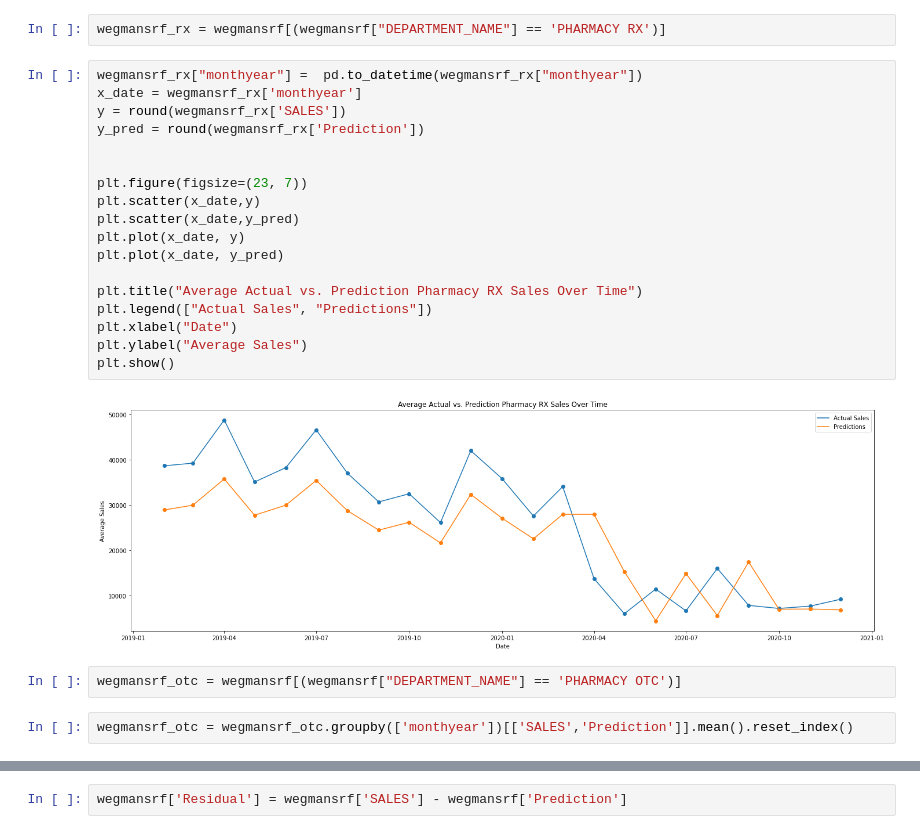
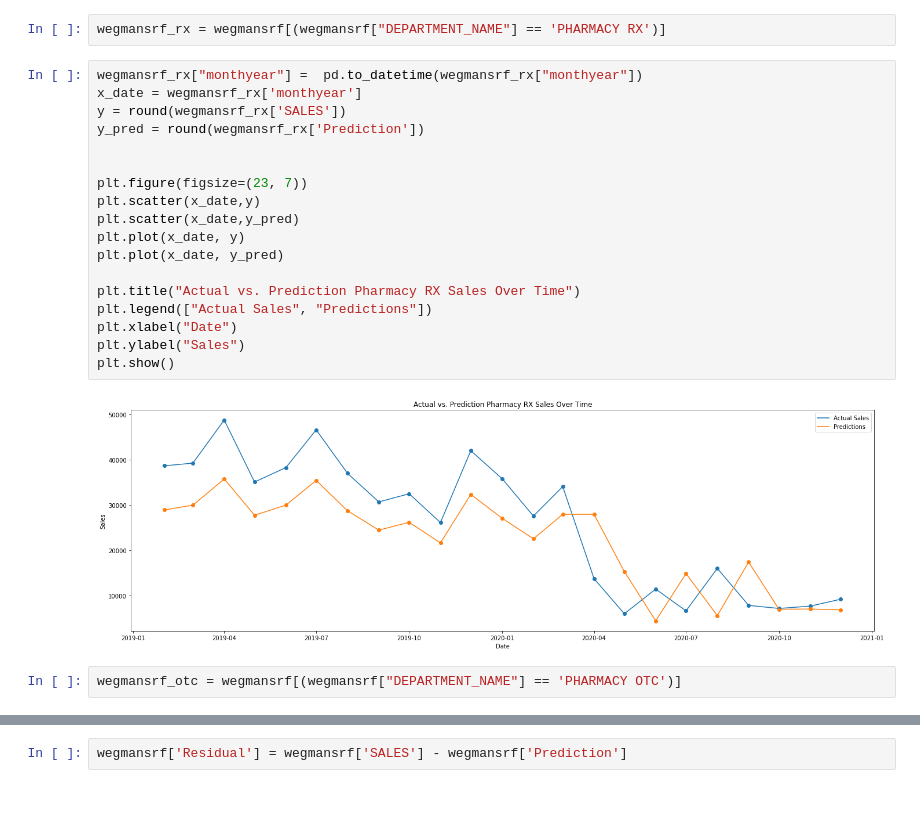
Before and after one commit to mtienpasertkij/Wegmans-Project, a Jupyter notebook: Time Series Final.ipynb, the cells around one changed output, grey strips where cells are left out. Saved outputs shown, nothing was run; the diff lists cells and outputs as text; blank space fills up the shorter version.

```diff
--- a/Time Series Final.ipynb
+++ b/Time Series Final.ipynb
@@ -568,24 +568,22 @@ wegmansrf_rx = wegmansrf[(wegmansrf["DEPARTMENT_NAME"] == 'PHARMACY RX')]
 # %%
 wegmansrf_rx["monthyear"] =  pd.to_datetime(wegmansrf_rx["monthyear"])
 x_date = wegmansrf_rx['monthyear']
 y = round(wegmansrf_rx['SALES'])
 y_pred = round(wegmansrf_rx['Prediction'])
 
 
 plt.figure(figsize=(23, 7))
 plt.scatter(x_date,y)
 plt.scatter(x_date,y_pred)
 plt.plot(x_date, y)
 plt.plot(x_date, y_pred)
 
-plt.title("Average Actual vs. Prediction Pharmacy RX Sales Over Time")
+plt.title("Actual vs. Prediction Pharmacy RX Sales Over Time")
 plt.legend(["Actual Sales", "Predictions"])
 plt.xlabel("Date")
-plt.ylabel("Average Sales")
+plt.ylabel("Sales")
 plt.show()
 # %% [output]
-[figure, old version]
+[figure, new version]
 # %%
 wegmansrf_otc = wegmansrf[(wegmansrf["DEPARTMENT_NAME"] == 'PHARMACY OTC')]
-# %%
-wegmansrf_otc = wegmansrf_otc.groupby(['monthyear'])[['SALES','Prediction']].mean().reset_index()
```
Also changed, not shown: parts of 8 cells of this notebook.
